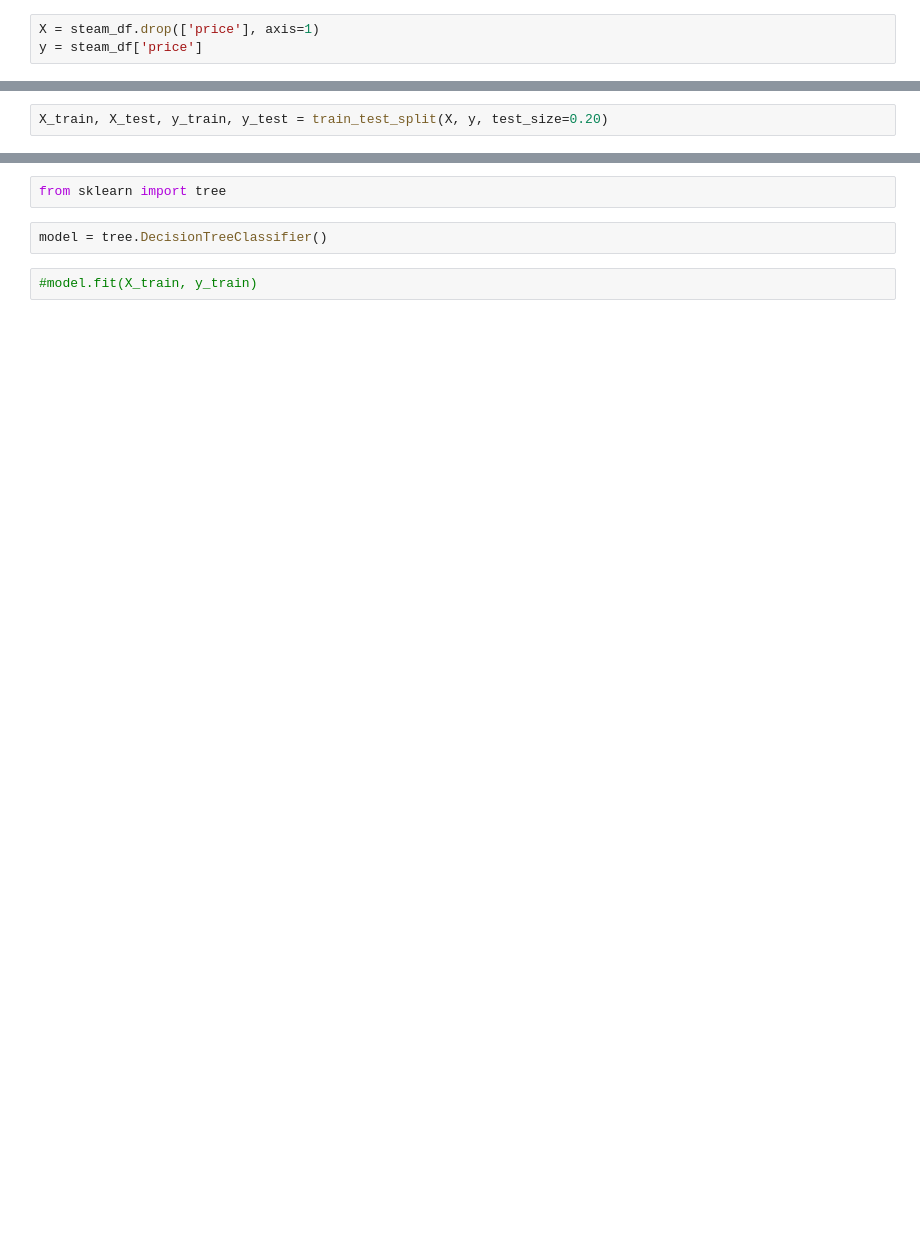
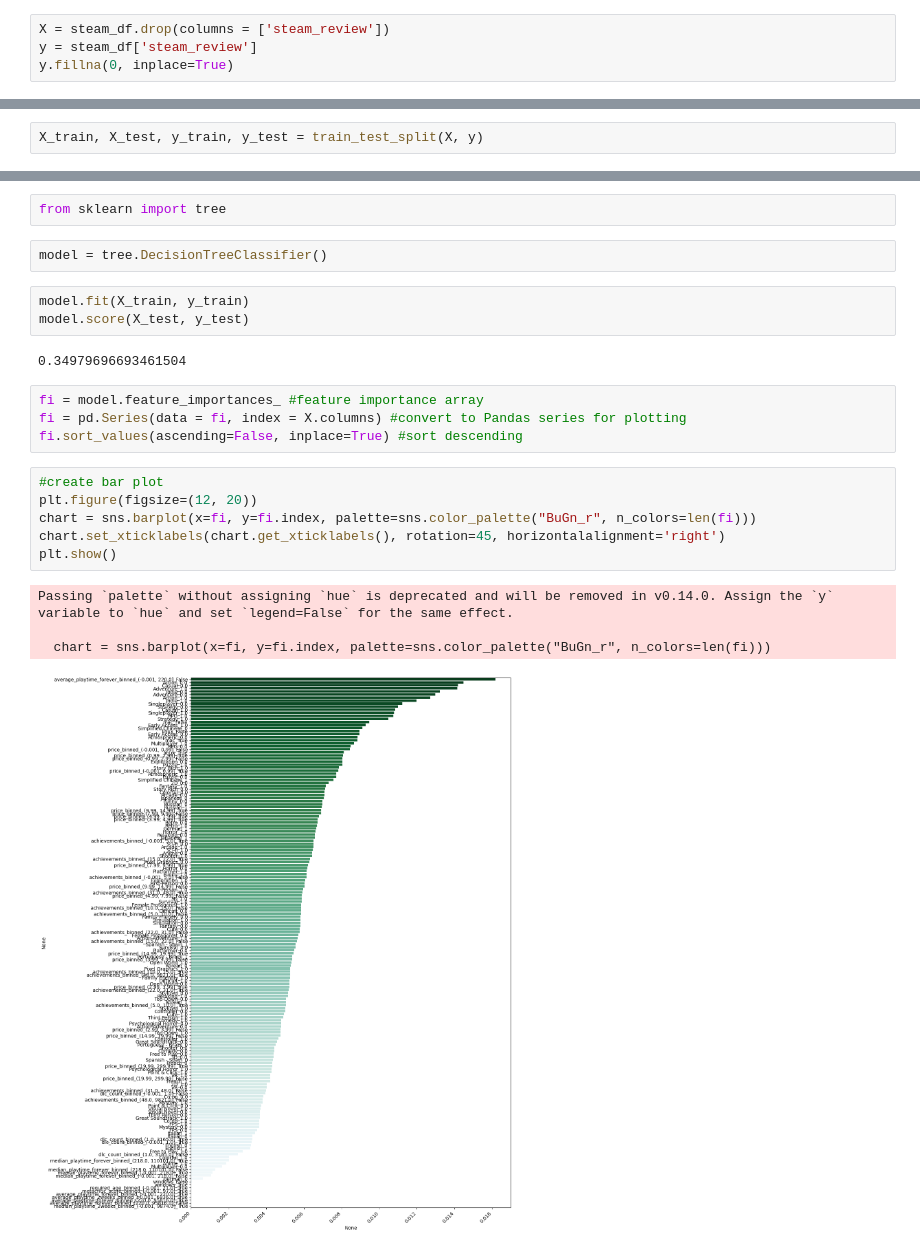
Before and after one commit to dotlonely/itsc3162_project2, a Jupyter notebook: project2.ipynb, the cells around one changed output, grey strips where cells are left out. Drawn from its saved outputs; the diff is of its cells as text; blank space fills up the shorter version.

```diff
--- a/project2.ipynb
+++ b/project2.ipynb
@@ -95,10 +265,11 @@ steam_df = pd.get_dummies(steam_df,  columns = ['steam_review'])
 # %%
-X = steam_df.drop(['price'], axis=1)
-y = steam_df['price']
+X = steam_df.drop(columns = ['steam_review'])
+y = steam_df['steam_review']
+y.fillna(0, inplace=True)
 # %%
 from sklearn.model_selection import train_test_split
 # %%
-X_train, X_test, y_train, y_test = train_test_split(X, y, test_size=0.20)
+X_train, X_test, y_train, y_test = train_test_split(X, y)
 # %%
 X_train.shape, X_test.shape, y_train.shape, y_test.shape
 # %% [output]
@@ -108,4 +279,22 @@ from sklearn import tree
 # %%
 model = tree.DecisionTreeClassifier()
 # %%
-#model.fit(X_train, y_train)
+model.fit(X_train, y_train)
+model.score(X_test, y_test)
+# %% [output]
+0.34979696693461504
+# %%
+fi = model.feature_importances_ #feature importance array
+fi = pd.Series(data = fi, index = X.columns) #convert to Pandas series for plotting
+fi.sort_values(ascending=False, inplace=True) #sort descending
+# %%
+#create bar plot
+plt.figure(figsize=(12, 20))
+chart = sns.barplot(x=fi, y=fi.index, palette=sns.color_palette("BuGn_r", n_colors=len(fi)))
+chart.set_xticklabels(chart.get_xticklabels(), rotation=45, horizontalalignment='right')
+plt.show()
+# %% [output]
+Passing `palette` without assigning `hue` is deprecated and will be removed in v0.14.0. Assign the `y` variable to `hue` and set `legend=False` for the same effect.
+
+  chart = sns.barplot(x=fi, y=fi.index, palette=sns.color_palette("BuGn_r", n_colors=len(fi)))
+[figure, added]
```
Also changed, not shown: parts of 17 cells of this notebook.
